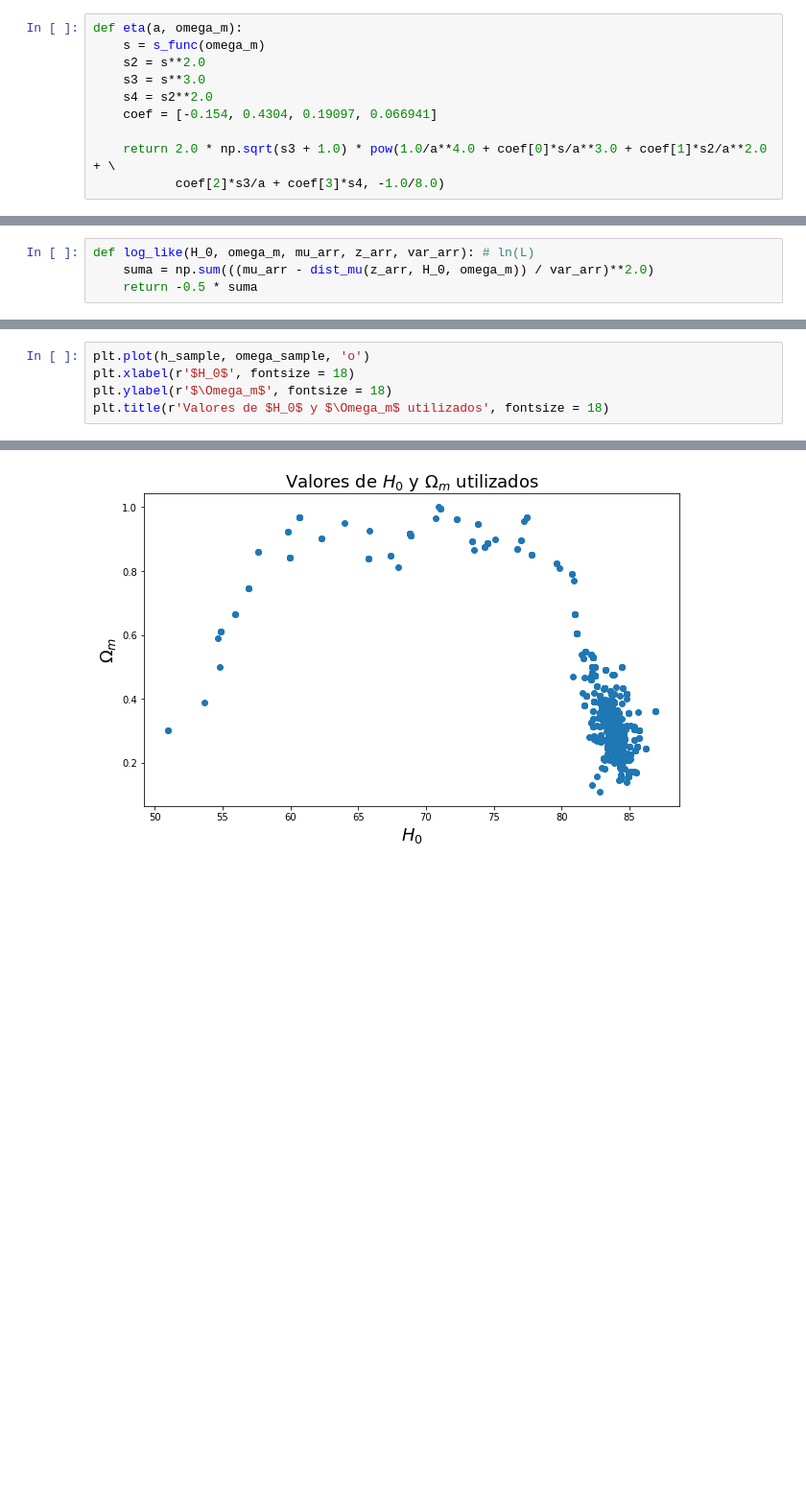
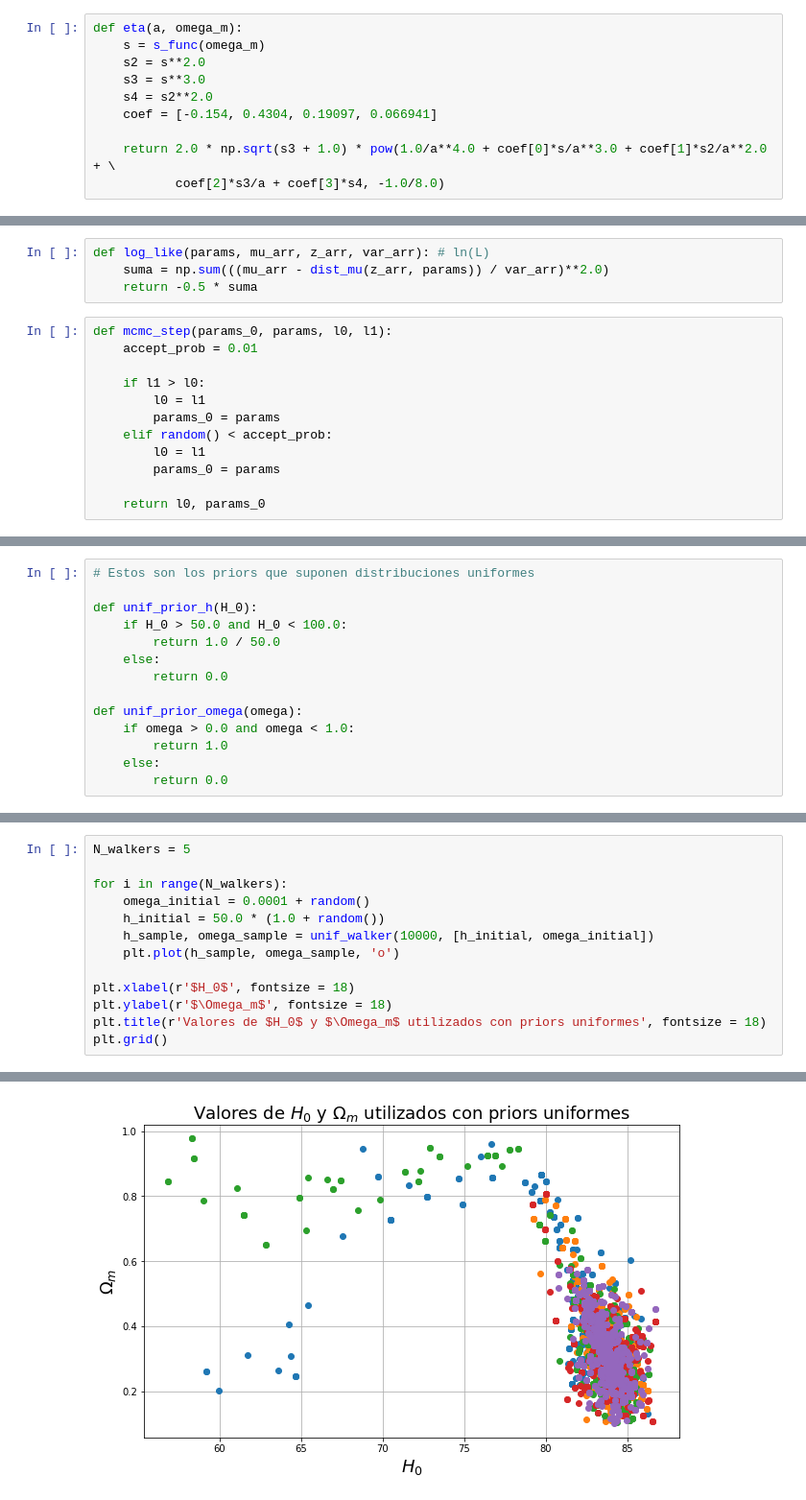
Before and after one commit to CosmoStats/cosmostats2018-Pagutri, a Jupyter notebook: Sep/ejercicios/ejercicio06.ipynb, the cells around one changed output, grey strips where cells are left out. Shown: that part at 96% size. Drawn from its saved outputs; the diff is of its cells as text; blank space fills up the shorter version.

```diff
--- a/Sep/ejercicios/ejercicio06.ipynb
+++ b/Sep/ejercicios/ejercicio06.ipynb
@@ -57,4 +67,16 @@ def dist_mu(z, H_0, omega_m):
 # %%
-def log_like(H_0, omega_m, mu_arr, z_arr, var_arr): # ln(L)
-    suma = np.sum(((mu_arr - dist_mu(z_arr, H_0, omega_m)) / var_arr)**2.0)
+def log_like(params, mu_arr, z_arr, var_arr): # ln(L)
+    suma = np.sum(((mu_arr - dist_mu(z_arr, params)) / var_arr)**2.0)
     return -0.5 * suma
+# %%
+def mcmc_step(params_0, params, l0, l1):
+    accept_prob = 0.01
+
+    if l1 > l0:
+        l0 = l1
+        params_0 = params
+    elif random() < accept_prob:
+        l0 = l1
+        params_0 = params
+
+    return l0, params_0
@@ -61 +85,15 @@ def log_like(H_0, omega_m, mu_arr, z_arr, var_arr): # ln(L)
+# %%
+# Estos son los priors que suponen distribuciones uniformes
+
+def unif_prior_h(H_0):
+    if H_0 > 50.0 and H_0 < 100.0:
+        return 1.0 / 50.0
+    else:
+        return 0.0
+
+def unif_prior_omega(omega):
+    if omega > 0.0 and omega < 1.0:
+        return 1.0
+    else:
+        return 0.0
 # %%
@@ -97,6 +130,14 @@ for i in range(Nsamples):
 # %%
-plt.plot(h_sample, omega_sample, 'o')
+N_walkers = 5
+
+for i in range(N_walkers):
+    omega_initial = 0.0001 + random()
+    h_initial = 50.0 * (1.0 + random())
+    h_sample, omega_sample = unif_walker(10000, [h_initial, omega_initial])
+    plt.plot(h_sample, omega_sample, 'o')
+
 plt.xlabel(r'$H_0$', fontsize = 18)
 plt.ylabel(r'$\Omega_m$', fontsize = 18)
-plt.title(r'Valores de $H_0$ y $\Omega_m$ utilizados', fontsize = 18)
+plt.title(r'Valores de $H_0$ y $\Omega_m$ utilizados con priors uniformes', fontsize = 18)
+plt.grid()
 # %% [output]
@@ -104 +144 @@ Text(0.5,1,'Valores de $H_0$ y $\\Omega_m$ utilizados')
-[figure, old version]
+[figure, new version]
```
Also changed, not shown: parts of 9 cells of this notebook.
